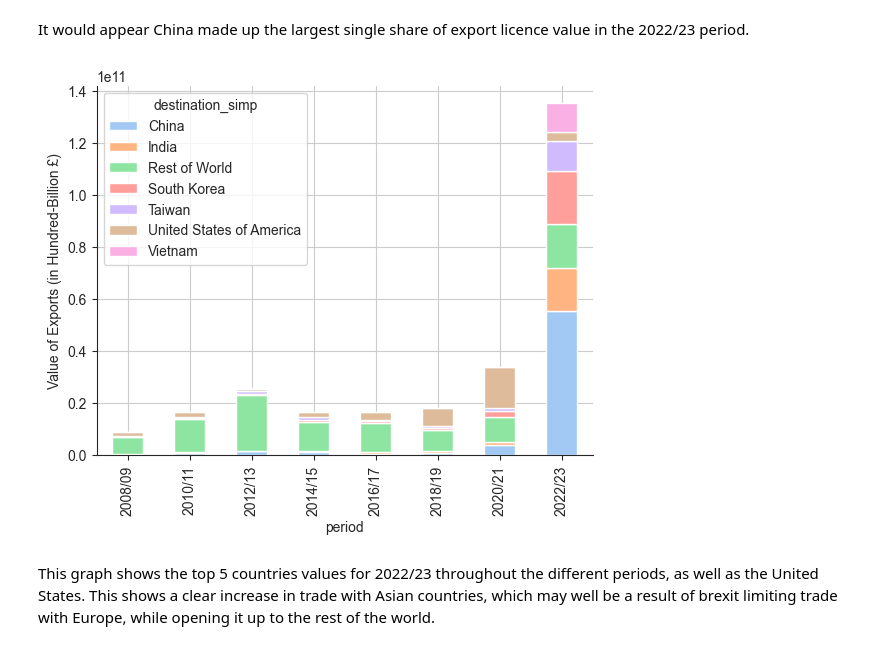
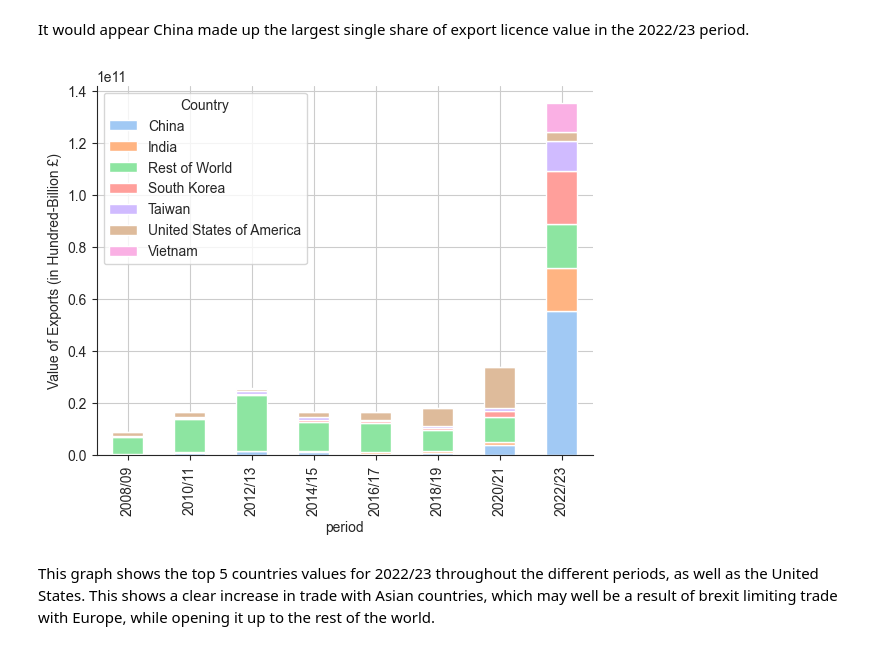
Before and after one commit to TheLastHipster/UK-Export-Licence-Data-Analysis, a Jupyter notebook: main.ipynb, the cells around one changed output. Drawn from its saved outputs; the diff is of its cells as text; code cells hidden in the pictures.

```diff
--- a/main.ipynb
+++ b/main.ipynb
@@ -251,22 +258,24 @@ top5_22 = countries22.index.values[:5]
 # %% [markdown]
 It would appear China made up the largest single share of export licence value in the 2022/23 period.
 # %%
+#collects all countries that weren't in the top 5 for 2022/23 (or the US) into a 'rest of world' category
 def simplify_dest(entry):
     if entry in top5_22 or entry == 'United States of America':
         return entry
     else:
         return 'Rest of World'
 
 spike_df['destination_simp'] = spike_df['destination'].apply(simplify_dest)
 data = spike_df.groupby(['period','destination_simp'])['value'].sum().unstack()
 figure = data.plot(kind='bar',stacked=True)
 figure.set(ylabel='Value of Exports (in Hundred-Billion £)')
+figure.legend(title='Country')
 del figure
 del top5_22
 del countries22
 del data
 # %% [output]
-[figure, old version]
+[figure, new version]
 # %% [markdown]
 This graph shows the top 5 countries values  for 2022/23 throughout the different periods, as well as the United States. This shows a clear increase in trade with Asian countries, which may well be a result of brexit limiting trade with Europe, while opening it up to the rest of the world.
 # %%
```
Also changed, not shown: parts of 16 cells of this notebook.
